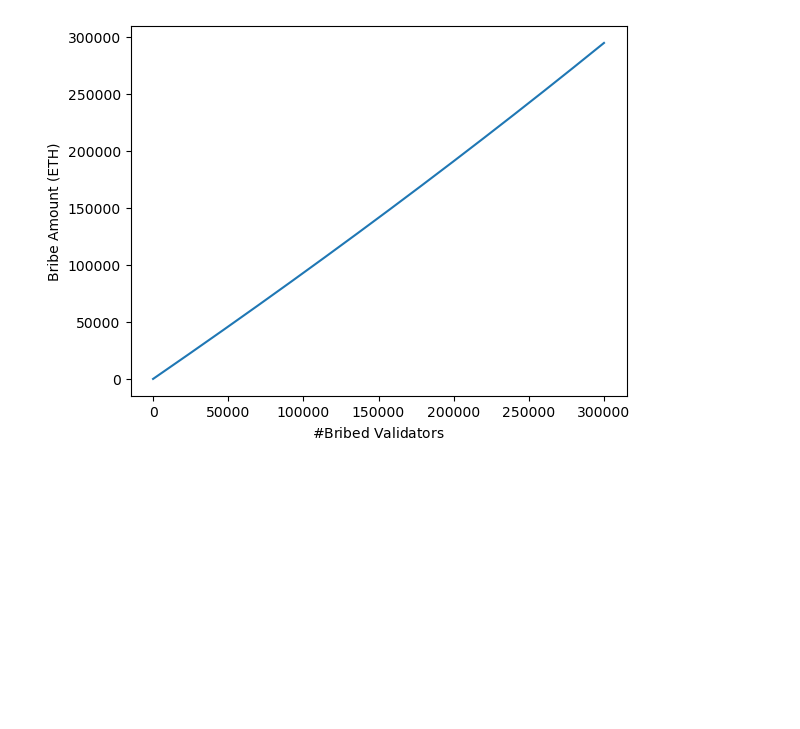
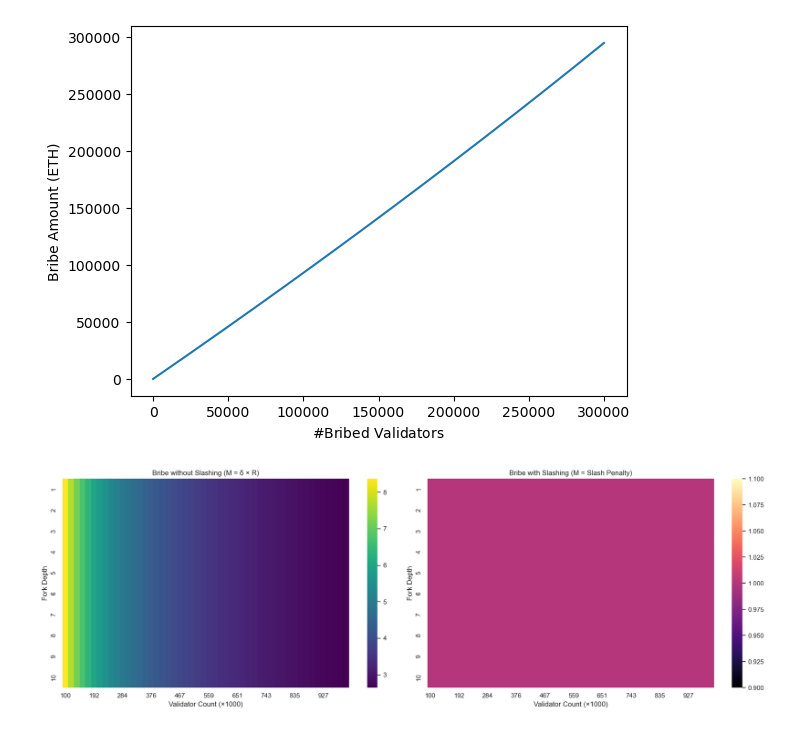
Before and after one commit to 0xSooki/bribery-zoo, a Jupyter notebook: Figures/playground.ipynb, the cells around one changed output. Saved outputs shown, nothing was run; the diff lists cells and outputs as text; code cells hidden in the pictures; blank space fills up the shorter version.

```diff
--- a/Figures/playground.ipynb
+++ b/Figures/playground.ipynb
@@ -74,3 +74,48 @@ plt.ylabel("Bribe Amount (ETH)")
 plt.show()
 # %% [output]
 [figure]
+# %%
+import numpy as np
+import matplotlib.pyplot as plt
+import pandas as pd
+import seaborn as sns
+sns.set(style='whitegrid')
+# %%
+delta = 0.9               # time discount factor
+k = 2940.21               # reward constant, approx.
+slash_fraction = 1 / 32   # base slashing penalty (simplified)
+base_stake = 32           # ETH per validator
+
+def honest_reward(N):
+    return k / np.sqrt(N)
+
+def slash_penalty():
+    return slash_fraction * base_stake
+
+validator_range = np.linspace(100_000, 1_000_000, 50)
+fork_depth_range = np.arange(1, 11)  # from 1 to 10 blocks deep
+X, Y = np.meshgrid(validator_range, fork_depth_range)
+
+reward_grid = delta * honest_reward(X)
+slashing_grid = slash_penalty() * np.ones_like(X)  # constant
+
+fig, axs = plt.subplots(1, 2, figsize=(18, 6))
+
+sns.heatmap(reward_grid, ax=axs[0], xticklabels=5, yticklabels=1, cmap='viridis')
+axs[0].set_title('Bribe without Slashing (M = δ × R)')
+axs[0].set_xlabel('Validator Count (×1000)')
+axs[0].set_ylabel('Fork Depth')
+axs[0].set_xticklabels(np.round(validator_range[::5] / 1_000).astype(int))
+axs[0].set_yticklabels(fork_depth_range)
+
+sns.heatmap(slashing_grid, ax=axs[1], xticklabels=5, yticklabels=1, cmap='magma')
+axs[1].set_title('Bribe with Slashing (M = Slash Penalty)')
+axs[1].set_xlabel('Validator Count (×1000)')
+axs[1].set_ylabel('Fork Depth')
+axs[1].set_xticklabels(np.round(validator_range[::5] / 1_000).astype(int))
+axs[1].set_yticklabels(fork_depth_range)
+
+plt.tight_layout()
+plt.show()
+# %% [output]
+[figure, added]
```
Also changed, not shown: parts of 8 cells of this notebook.
